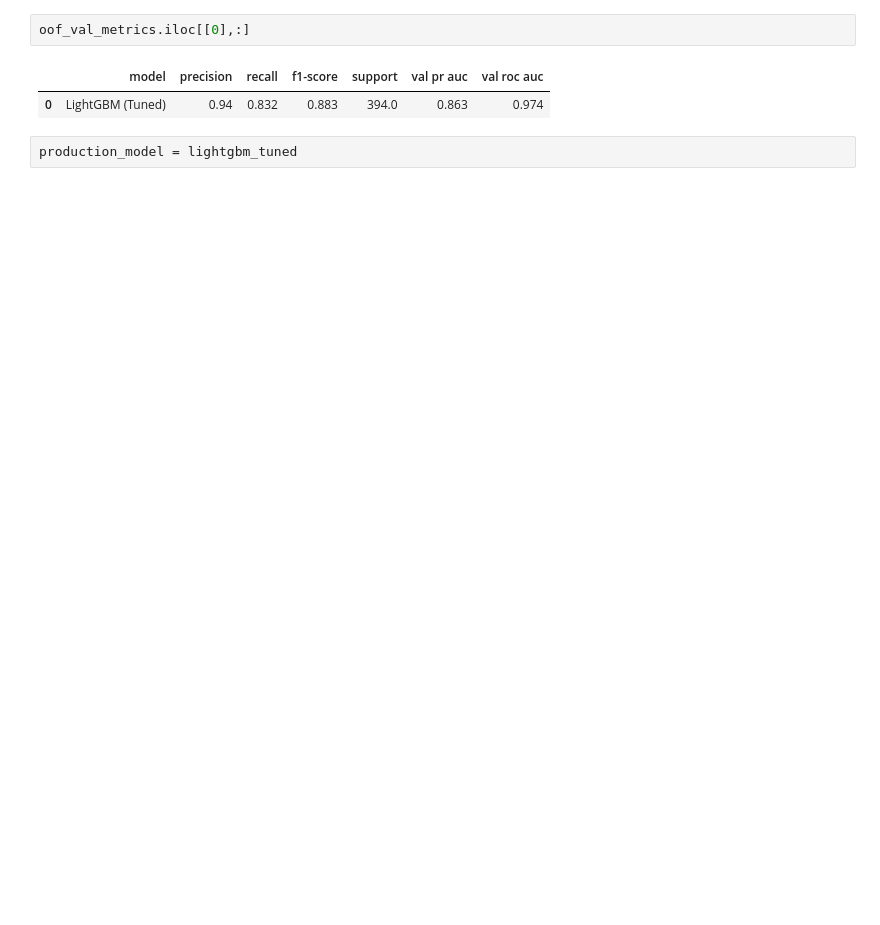
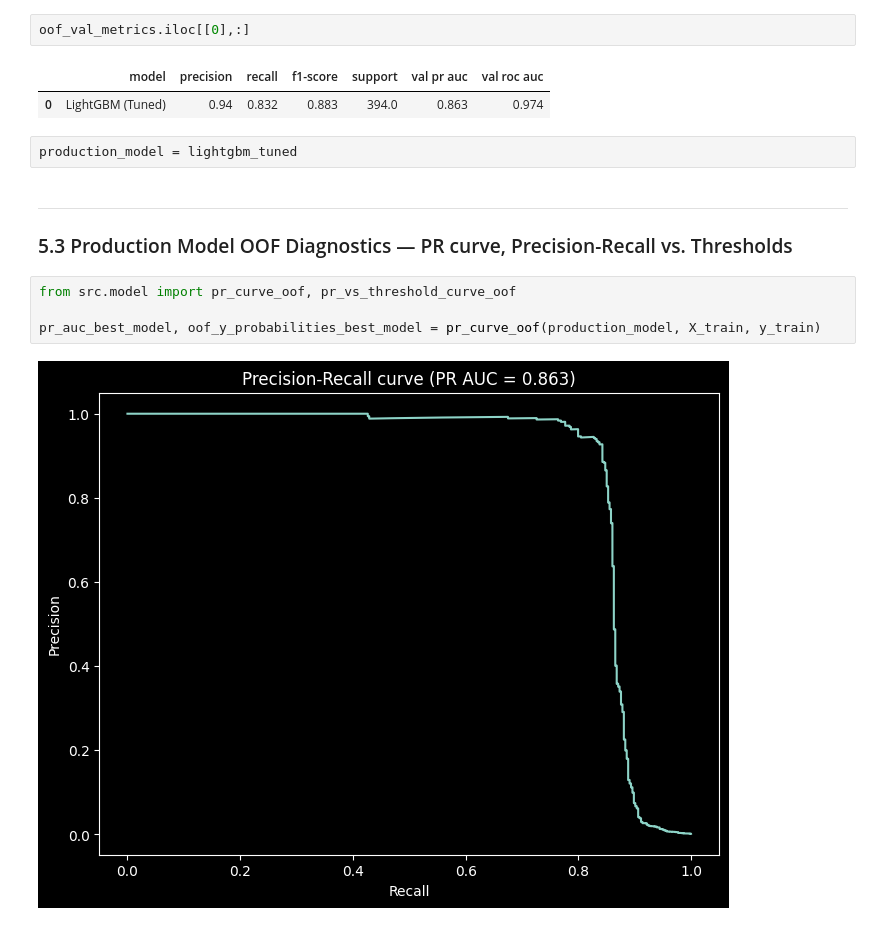
Before and after one commit to MohanadAlemam/fraud-detection-credit-card, a Jupyter notebook: notebooks/05_results_analysis.ipynb, the cells around one changed output. Cells and saved outputs as stored; diff of their text form; blank space fills up the shorter version.

```diff
--- a/notebooks/05_results_analysis.ipynb
+++ b/notebooks/05_results_analysis.ipynb
@@ -61,7 +67,17 @@ The tuned `LightGBM (Tuned)`model achieved the highest OOF PR AUC (0.863) and th
+# %%
+oof_val_metrics.iloc[[0],:]
+# %% [output]
+|  | model | precision | recall | f1-score | support | val pr auc | val roc auc |
+| 0 | LightGBM (Tuned) | 0.94 | 0.832 | 0.883 | 394.0 | 0.863 | 0.974 |
 # %%
-oof_val_metrics.iloc[[0],:]
+production_model = lightgbm_tuned
-# %% [output]
-|  | model | precision | recall | f1-score | support | val pr auc | val roc auc |
-| 0 | LightGBM (Tuned) | 0.94 | 0.832 | 0.883 | 394.0 | 0.863 | 0.974 |
-# %%
-production_model = lightgbm_tuned
+# %% [markdown]
+-----
+
+### 5.3 Production Model OOF Diagnostics — PR curve, Precision-Recall vs. Thresholds
+# %%
+from src.model import pr_curve_oof, pr_vs_threshold_curve_oof
+
+pr_auc_best_model, oof_y_probabilities_best_model = pr_curve_oof(production_model, X_train, y_train)
+# %% [output]
+[figure, added]
```
Also changed, not shown: parts of 18 cells of this notebook.
